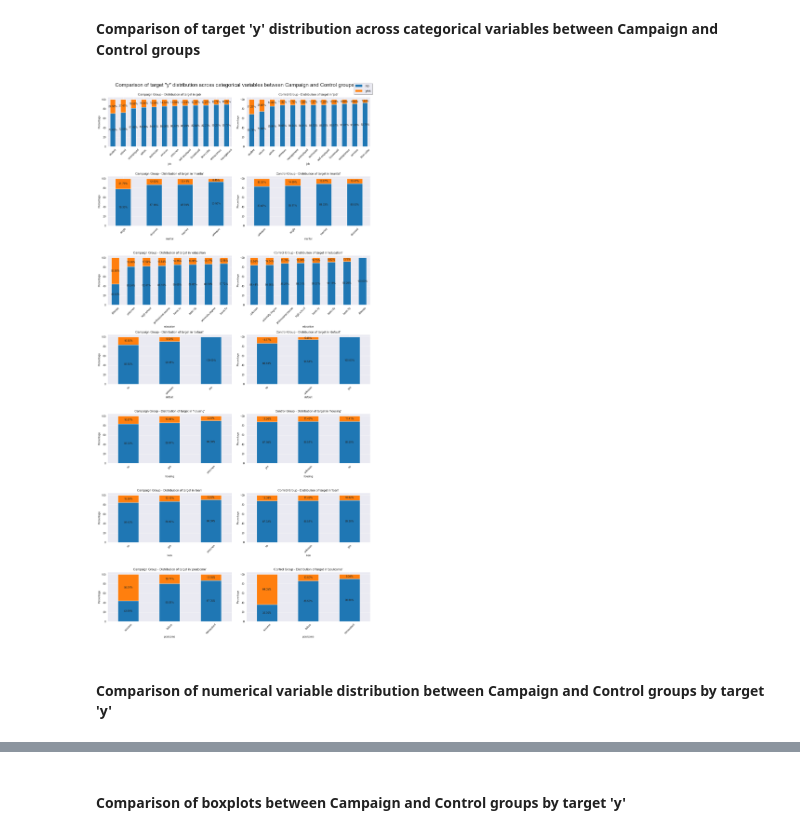
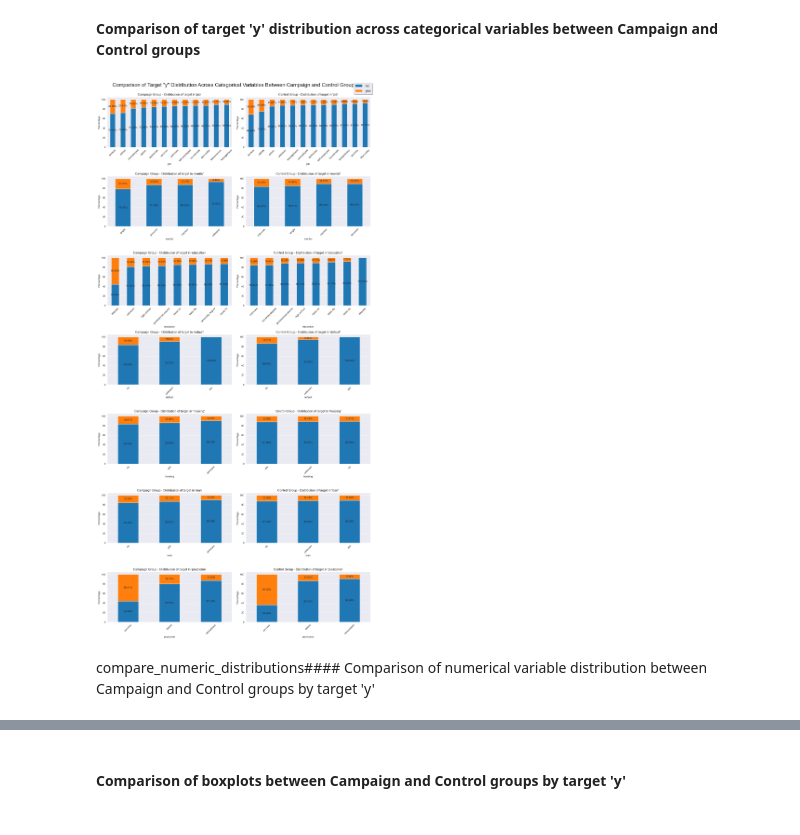
Before and after one commit to zuzannamiazio/RR_project, a Jupyter notebook: project_file.ipynb, the cells around one changed output, grey strips where cells are left out. Drawn from its saved outputs; the diff is of its cells as text; code cells hidden in the pictures.

```diff
--- a/project_file.ipynb
+++ b/project_file.ipynb
@@ -325,62 +241,8 @@ plt.show()
 # %% [markdown]
 __Comparison of target 'y' distribution across categorical variables between Campaign and Control groups__
-# %%
-calegorical_cols_campaign_control_temp = [col for col in calegorical_cols_campaign_control if col != 'y']
-
-num_cols = 2
-num_rows = (len(calegorical_cols_campaign_control_temp))
-
-fig, axes = plt.subplots(nrows=num_rows, ncols=num_cols, figsize=(15, 30))
-
-for i, category in enumerate(calegorical_cols_campaign_control_temp):
-    # Calculate distribution for campaign group
-    campaign_distribution = campaign_group.groupby(category)['y'].value_counts(normalize=True).mul(100).unstack().fillna(0)
-    campaign_distribution = campaign_distribution.sort_values(by='yes', ascending=False)
-
-    # Calculate distribution for control group
-    control_distribution = control_group.groupby(category)['y'].value_counts(normalize=True).mul(100).unstack().fillna(0)
-    control_distribution = control_distribution.sort_values(by='yes', ascending=False)
-
-    # Plotting for campaign group in the current row
-    ax_campaign = campaign_distribution.plot(kind='bar', stacked=True, ax=axes[i, 0])
-    ax_campaign.set_title(f"Campaign Group - Distribution of target in '{category}'")
-    ax_campaign.set_xlabel(category)
-    ax_campaign.set_ylabel('Percentage')
-    ax_campaign.legend().remove()
-    ax_campaign.tick_params(axis='x', rotation=45)
-
-    # Add percentage labels on each bar for campaign group
-    for p in ax_campaign.patches:
-        width = p.get_width()
-        height = p.get_height()
-        x, y = p.get_xy()
-        if height > 0:
-            ax_campaign.annotate(f'{height:.2f}%', (x + width / 2, y + height / 2), ha='center', va='center')
-
-    # Plotting for control group in the current row
-    ax_control = control_distribution.plot(kind='bar', stacked=True, ax=axes[i, 1])
-    ax_control.set_title(f"Control Group - Distribution of target in '{category}'")
-    ax_control.set_xlabel(category)
-    ax_control.set_ylabel('Percentage')
-    ax_control.legend().remove()
-    ax_control.tick_params(axis='x', rotation=45)
-
-    # Add percentage labels on each bar for control group
-    for p in ax_control.patches:
-        width = p.get_width()
-        height = p.get_height()
-        x, y = p.get_xy()
-        if height > 0:
-            ax_control.annotate(f'{height:.2f}%', (x + width / 2, y + height / 2), ha='center', va='center')
-
-# Add a single legend outside the subplots at the top
-handles, labels = ax_campaign.get_legend_handles_labels()
-fig.legend(handles, labels, loc='upper right', shadow=True, prop={'size': 14})
-
-plt.suptitle('Comparison of target "y" distribution across categorical variables between Campaign and Control groups', size=20, y=1)
-plt.tight_layout()
-plt.show()
-# %% [output]
-[figure, removed]
+# %%
+compare_target_distributions(campaign_group, control_group, calegorical_cols_campaign_control)
+# %% [output]
+[figure, added]
 # %% [markdown]
-#### Comparison of numerical variable distribution between Campaign and Control groups by target 'y'
+compare_numeric_distributions#### Comparison of numerical variable distribution between Campaign and Control groups by target 'y'
```
Also changed, not shown: parts of 26 cells of this notebook, 1 other file.
